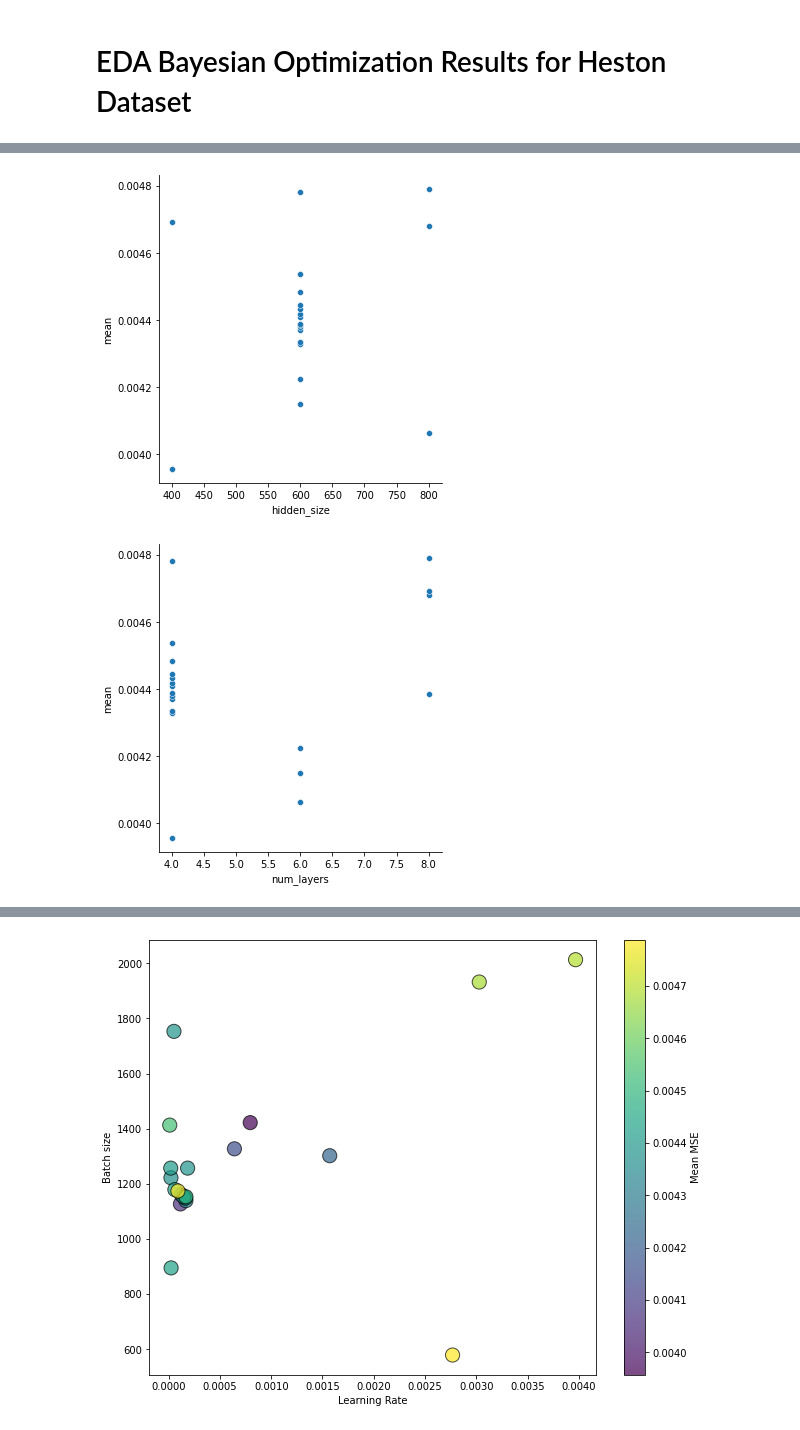
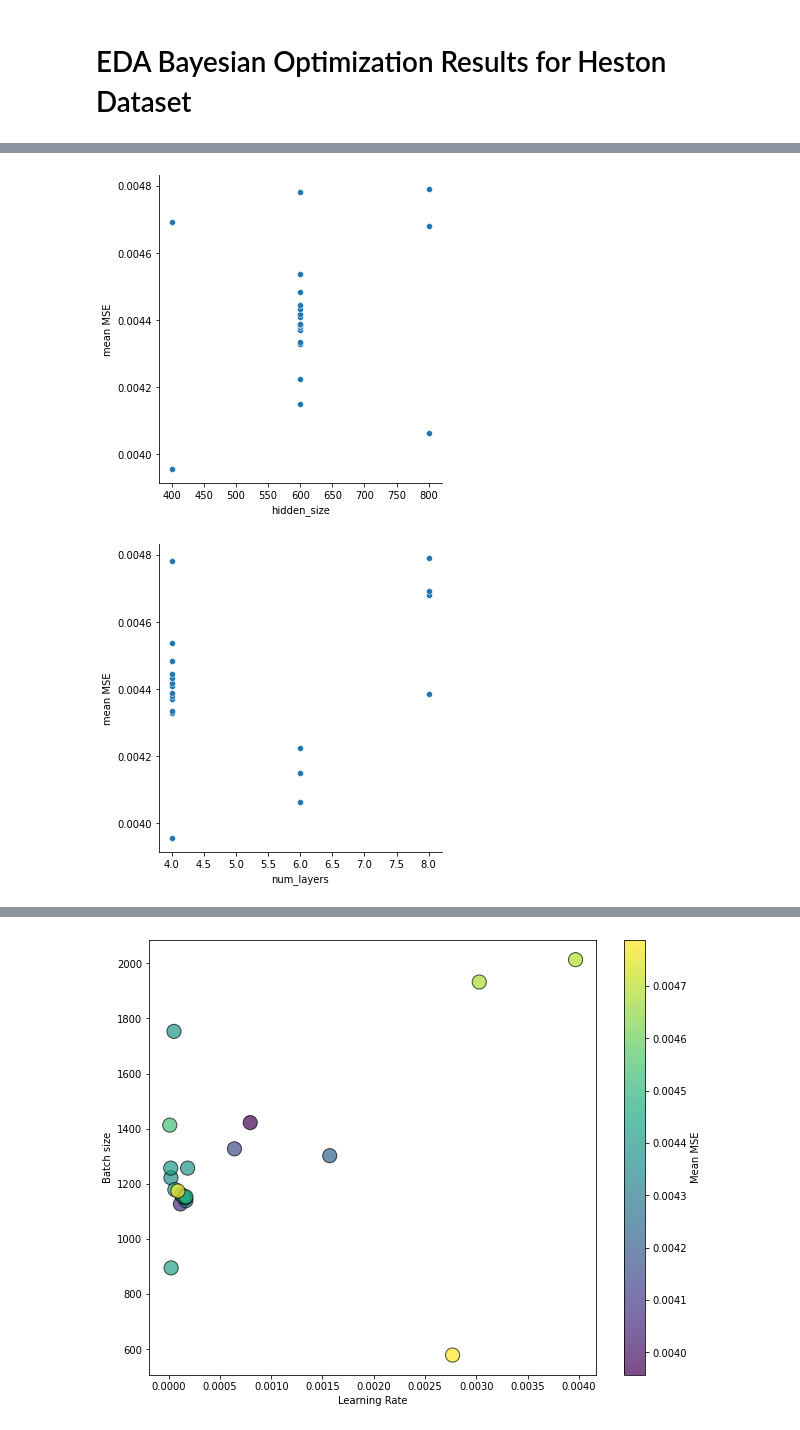
Before and after one commit to paolodelia99/thesis-option-pricing-with-deep-learning, a Jupyter notebook: notebooks/EDA Heston BO results.ipynb, the cells around one changed output, grey strips where cells are left out. Cells and saved outputs as stored; diff of their text form; code cells hidden in the pictures.

```diff
--- a/notebooks/EDA Heston BO results.ipynb
+++ b/notebooks/EDA Heston BO results.ipynb
@@ -57,11 +63,17 @@ sns.relplot(data=res_df[:20], x="batch_size", y="mean");
 # %%
-sns.relplot(data=res_df[:20], x='hidden_size', y='mean');
+sns.relplot(data=res_df[:20], x='hidden_size', y='mean')
+
+plt.ylabel("mean MSE")
+plt.show()
 # %% [output]
-[figure, old version]
+[figure, new version]
 # %%
-sns.relplot(data=res_df[:20], x='num_layers', y='mean');
+sns.relplot(data=res_df[:20], x='num_layers', y='mean')
+
+plt.ylabel("mean MSE")
+plt.show()
 # %% [output]
-[figure, old version]
+[figure, new version]
 # %%
 sns.relplot(data=res_df[:25], x='act_fn', y='mean')
 
```
Also changed, not shown: parts of 5 cells of this notebook, 5 other files.
